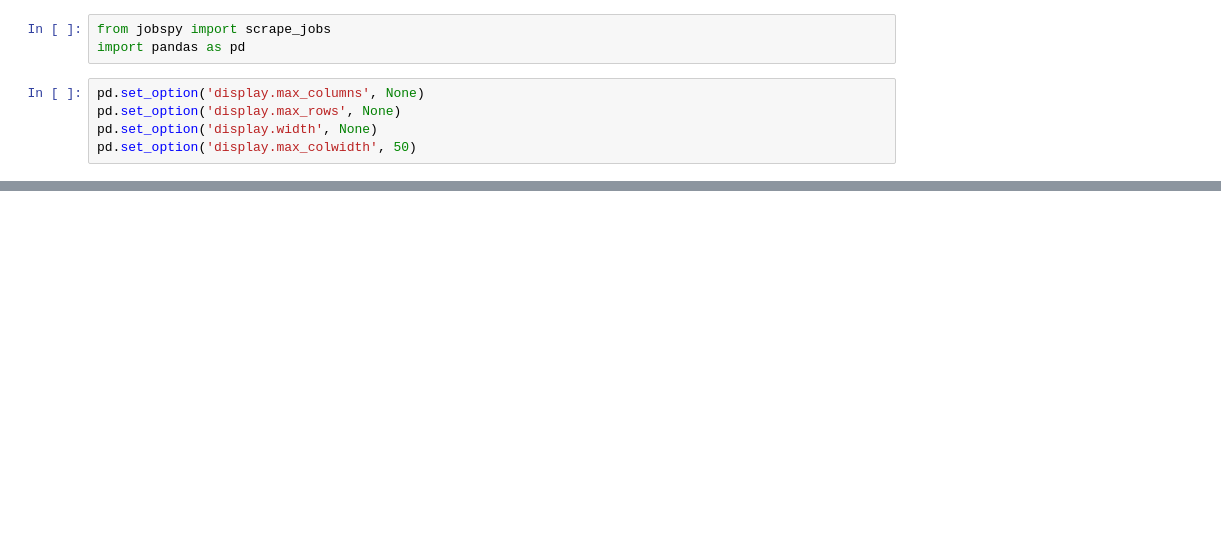
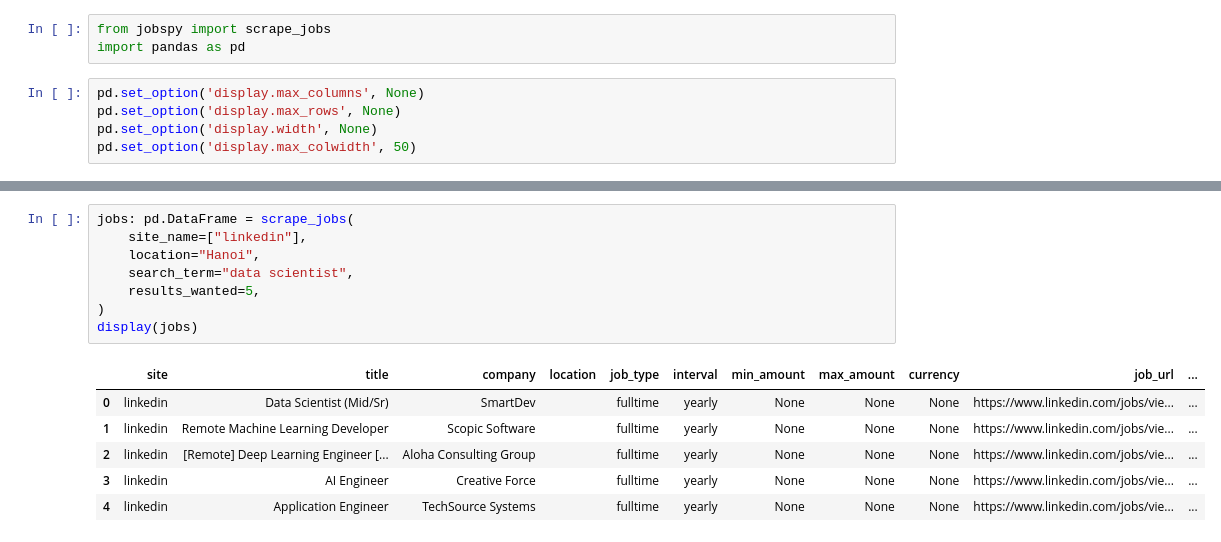
Before and after one commit to Bunsly/JobSpy, a Jupyter notebook: JobSpy_Demo.ipynb, the cells around one changed output, grey strips where cells are left out. Drawn from its saved outputs; the diff is of its cells as text; blank space fills up the shorter version.

```diff
--- a/JobSpy_Demo.ipynb
+++ b/JobSpy_Demo.ipynb
@@ -32,0 +65,15 @@ scrape_jobs(
+# %%
+jobs: pd.DataFrame = scrape_jobs(
+    site_name=["linkedin"],
+    location="Hanoi",
+    search_term="data scientist",
+    results_wanted=5,
+)
+display(jobs)
+# %% [output]
+|  | site | title | company | location | job_type | interval | min_amount | max_amount | currency | job_url | ... |
+| 0 | linkedin | Data Scientist (Mid/Sr) | SmartDev |  | fulltime | yearly | None | None | None | https://www.linkedin.com/jobs/vie... | ... |
+| 1 | linkedin | Remote Machine Learning Developer | Scopic Software |  | fulltime | yearly | None | None | None | https://www.linkedin.com/jobs/vie... | ... |
+| 2 | linkedin | [Remote] Deep Learning Engineer [... | Aloha Consulting Group |  | fulltime | yearly | None | None | None | https://www.linkedin.com/jobs/vie... | ... |
+| 3 | linkedin | AI Engineer | Creative Force |  | fulltime | yearly | None | None | None | https://www.linkedin.com/jobs/vie... | ... |
+| 4 | linkedin | Application Engineer | TechSource Systems |  | fulltime | yearly | None | None | None | https://www.linkedin.com/jobs/vie... | ... |
```
Also changed, not shown: parts of 2 cells of this notebook, 8 other files.
